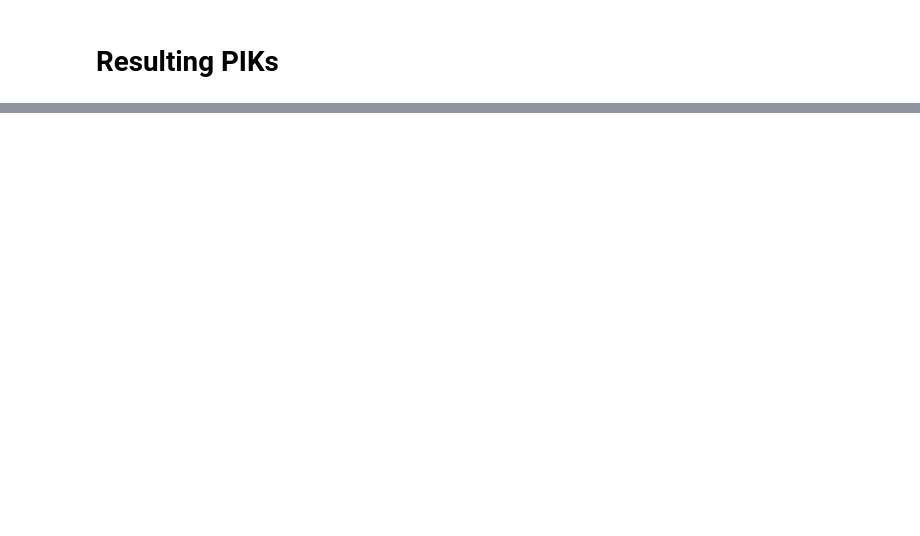
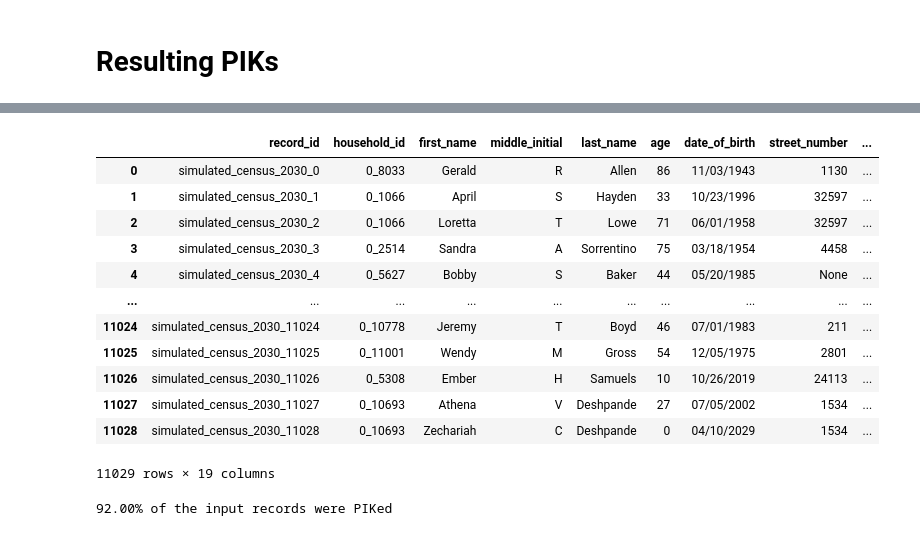
Before and after one commit to ihmeuw/person_linkage_case_study, a Jupyter notebook: linkage/pvs_like_case_study/pvs_like_case_study_sample_data_r.ipynb, the cells around one changed output, grey strips where cells are left out. Drawn from its saved outputs; the diff is of its cells as text; code cells hidden in the pictures; blank space fills up the shorter version.

Commit message:
Merge and simplify the various versions of the case study

```diff
--- a/linkage/pvs_like_case_study/pvs_like_case_study_sample_data_r.ipynb
+++ b/linkage/pvs_like_case_study/pvs_like_case_study_sample_data_r.ipynb
@@ -305,0 +830,4 @@ census_2030.loc[census_2030.pik == -1, 'pik'] = np.nan
+# %%
+pvs_cascade.run_matching_pass(
+    pass_name="single_module_regular",
+)
@@ -305,0 +855,14 @@ census_2030.loc[census_2030.pik == -1, 'pik'] = np.nan
+# %%
+def switch_first_and_last_names(df):
+    return (
+        df.rename(columns={"first_name": "last_name", "last_name": "first_name"})
+            # Re-calculate the truncated versions of first and last.
+            # NOTE: It is not necessary to re-calculate the phonetic versions, because
+            # those are never used in any pass that has a name switch.
+            .pipe(add_truncated_name_cols)
+    )
+# %%
+pvs_cascade.run_matching_pass(
+    pass_name="single_module_switched_names",
+    input_data_transformation=switch_first_and_last_names,
+)
@@ -408,0 +933,36 @@ census_2030.to_parquet('census_2030_with_piks_sample.parquet')
+# %%
+pik_values = (
+    pvs_cascade.confirmed_piks
+        .rename(columns={"record_id_raw_input_file": "record_id"})[["record_id", "pik"]]
+        .drop_duplicates()
+)
+# %%
+census_2030_piked = census_2030_raw_input.copy()
+census_2030_piked = census_2030_piked.merge(
+    pik_values,
+    how="left",
+    on="record_id",
+    validate="1:1",
+)
+census_2030_piked
+# %% [output]
+|  | record_id | household_id | first_name | middle_initial | last_name | age | date_of_birth | street_number | ... |
+| 0 | simulated_census_2030_0 | 0_8033 | Gerald | R | Allen | 86 | 11/03/1943 | 1130 | ... |
+| 1 | simulated_census_2030_1 | 0_1066 | April | S | Hayden | 33 | 10/23/1996 | 32597 | ... |
+| 2 | simulated_census_2030_2 | 0_1066 | Loretta | T | Lowe | 71 | 06/01/1958 | 32597 | ... |
+| 3 | simulated_census_2030_3 | 0_2514 | Sandra | A | Sorrentino | 75 | 03/18/1954 | 4458 | ... |
+| 4 | simulated_census_2030_4 | 0_5627 | Bobby | S | Baker | 44 | 05/20/1985 | None | ... |
+| ... | ... | ... | ... | ... | ... | ... | ... | ... | ... |
+| 11024 | simulated_census_2030_11024 | 0_10778 | Jeremy | T | Boyd | 46 | 07/01/1983 | 211 | ... |
+| 11025 | simulated_census_2030_11025 | 0_11001 | Wendy | M | Gross | 54 | 12/05/1975 | 2801 | ... |
+| 11026 | simulated_census_2030_11026 | 0_5308 | Ember | H | Samuels | 10 | 10/26/2019 | 24113 | ... |
+| 11027 | simulated_census_2030_11027 | 0_10693 | Athena | V | Deshpande | 27 | 07/05/2002 | 1534 | ... |
+| 11028 | simulated_census_2030_11028 | 0_10693 | Zechariah | C | Deshpande | 0 | 04/10/2029 | 1534 | ... |
+11029 rows × 19 columns
+# %%
+piked_proportion = census_2030_piked.pik.notnull().mean()
+# Compare with 90.28% of input records PIKed in the 2010 CUF,
+# as reported in Wagner and Layne, Table 2, p. 18
+print(f'{piked_proportion:.2%} of the input records were PIKed')
+# %% [output]
+92.00% of the input records were PIKed
```
Also changed, not shown: parts of 79 cells of this notebook, 27 other files.
